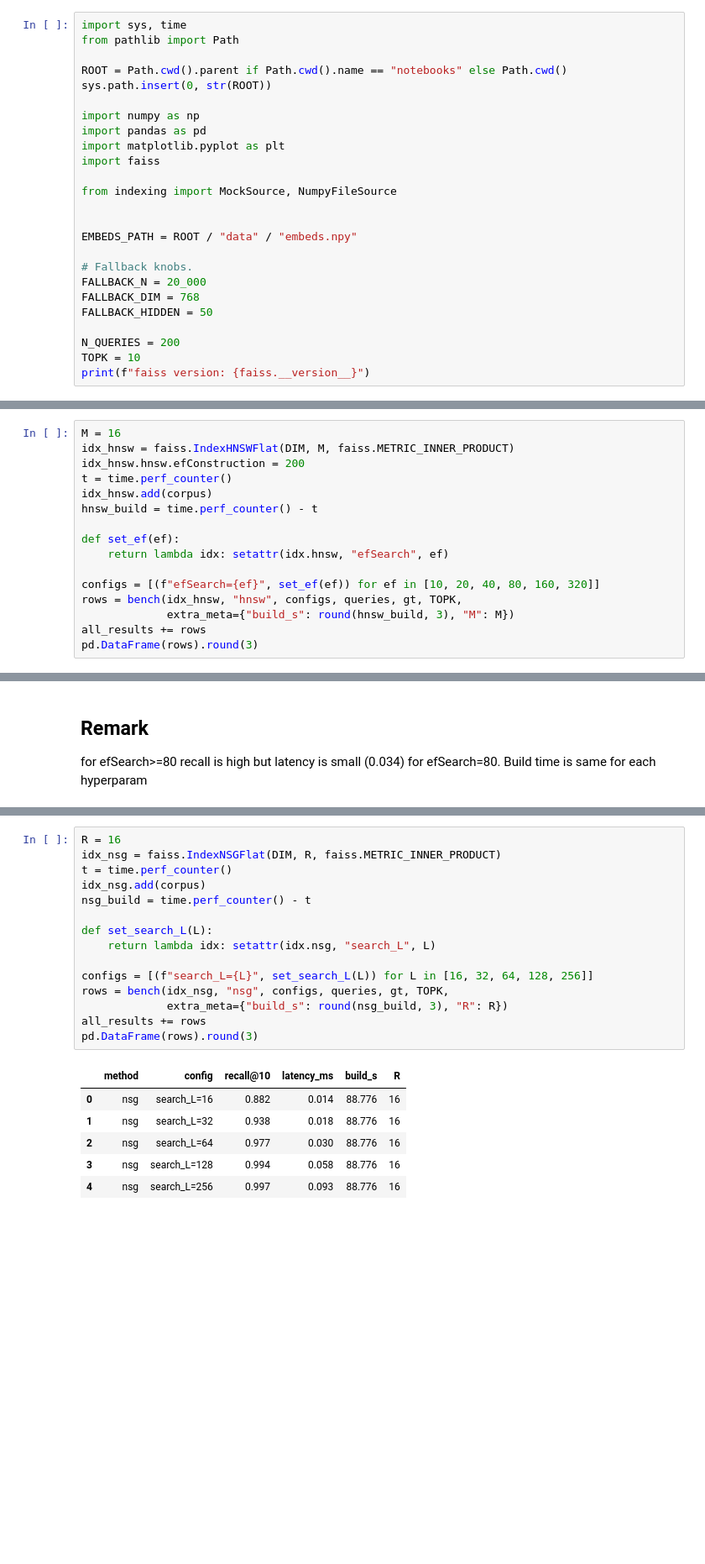
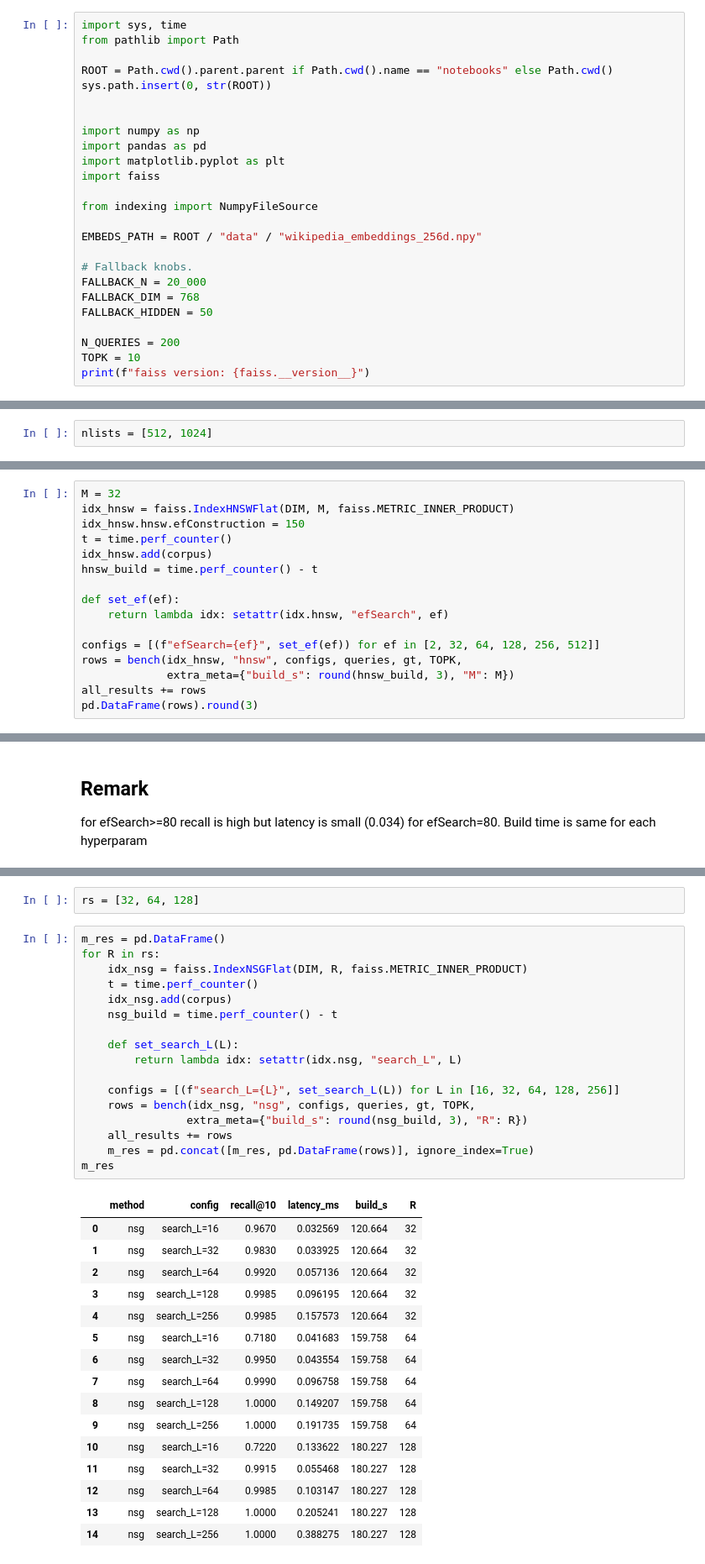
Before and after one commit to Yameteshka/local-wiki-rag, a Jupyter notebook: indexing/notebooks/1_faiss_benchmark.ipynb, the cells around one changed output, grey strips where cells are left out. Shown at 84% size. Drawn from its saved outputs; the diff is of its cells as text; blank space fills up the shorter version.

Commit message:
feat: changed layout of project; minor notebooks' changes

```diff
--- a/indexing/notebooks/1_faiss_benchmark.ipynb
+++ b/indexing/notebooks/1_faiss_benchmark.ipynb
@@ -21,18 +21,18 @@ All vectors are L2-normalized so inner product == cosine similarity.
 import sys, time
 from pathlib import Path
 
-ROOT = Path.cwd().parent if Path.cwd().name == "notebooks" else Path.cwd()
+ROOT = Path.cwd().parent.parent if Path.cwd().name == "notebooks" else Path.cwd()
 sys.path.insert(0, str(ROOT))
+
 
 import numpy as np
 import pandas as pd
 import matplotlib.pyplot as plt
 import faiss
 
-from indexing import MockSource, NumpyFileSource
+from indexing import NumpyFileSource
 
-
-EMBEDS_PATH = ROOT / "data" / "embeds.npy"
+EMBEDS_PATH = ROOT / "data" / "wikipedia_embeddings_256d.npy"
 
 # Fallback knobs.
 FALLBACK_N = 20_000
@@ -133 +135,3 @@ Standard IVF: k-means centroids, inverted lists, `nprobe` at query time.
+# %%
+nlists = [512, 1024]
 # %%
@@ -167,8 +182,8 @@ degree, `efConstruction` is build quality, `efSearch` is the runtime
 knob.
 # %%
-M = 16
+M = 32
 idx_hnsw = faiss.IndexHNSWFlat(DIM, M, faiss.METRIC_INNER_PRODUCT)
-idx_hnsw.hnsw.efConstruction = 200
+idx_hnsw.hnsw.efConstruction = 150
 t = time.perf_counter()
 idx_hnsw.add(corpus)
 hnsw_build = time.perf_counter() - t
@@ -176,7 +191,7 @@ hnsw_build = time.perf_counter() - t
 def set_ef(ef):
     return lambda idx: setattr(idx.hnsw, "efSearch", ef)
 
-configs = [(f"efSearch={ef}", set_ef(ef)) for ef in [10, 20, 40, 80, 160, 320]]
+configs = [(f"efSearch={ef}", set_ef(ef)) for ef in [2, 32, 64, 128, 256, 512]]
 rows = bench(idx_hnsw, "hnsw", configs, queries, gt, TOPK,
              extra_meta={"build_s": round(hnsw_build, 3), "M": M})
 all_results += rows
@@ -199,27 +214,41 @@ Navigating Spreading-out Graph (Fu et al. 2019). Different graph
 construction than HNSW; often competitive on well-clustered data. `R`
 is graph degree, `search_L` is the runtime knob.
+# %%
+rs = [32, 64, 128]
 # %%
-R = 16
-idx_nsg = faiss.IndexNSGFlat(DIM, R, faiss.METRIC_INNER_PRODUCT)
-t = time.perf_counter()
-idx_nsg.add(corpus)
-nsg_build = time.perf_counter() - t
+m_res = pd.DataFrame()
+for R in rs:
+    idx_nsg = faiss.IndexNSGFlat(DIM, R, faiss.METRIC_INNER_PRODUCT)
+    t = time.perf_counter()
+    idx_nsg.add(corpus)
+    nsg_build = time.perf_counter() - t
 
-def set_search_L(L):
-    return lambda idx: setattr(idx.nsg, "search_L", L)
+    def set_search_L(L):
+        return lambda idx: setattr(idx.nsg, "search_L", L)
 
-configs = [(f"search_L={L}", set_search_L(L)) for L in [16, 32, 64, 128, 256]]
-rows = bench(idx_nsg, "nsg", configs, queries, gt, TOPK,
-             extra_meta={"build_s": round(nsg_build, 3), "R": R})
-all_results += rows
-pd.DataFrame(rows).round(3)
+    configs = [(f"search_L={L}", set_search_L(L)) for L in [16, 32, 64, 128, 256]]
+    rows = bench(idx_nsg, "nsg", configs, queries, gt, TOPK,
+                extra_meta={"build_s": round(nsg_build, 3), "R": R})
+    all_results += rows
+    m_res = pd.concat([m_res, pd.DataFrame(rows)], ignore_index=True)
+m_res
 # %% [output]
 |  | method | config | recall@10 | latency_ms | build_s | R |
-| 0 | nsg | search_L=16 | 0.882 | 0.014 | 88.776 | 16 |
-| 1 | nsg | search_L=32 | 0.938 | 0.018 | 88.776 | 16 |
-| 2 | nsg | search_L=64 | 0.977 | 0.030 | 88.776 | 16 |
-| 3 | nsg | search_L=128 | 0.994 | 0.058 | 88.776 | 16 |
-| 4 | nsg | search_L=256 | 0.997 | 0.093 | 88.776 | 16 |
+| 0 | nsg | search_L=16 | 0.9670 | 0.032569 | 120.664 | 32 |
+| 1 | nsg | search_L=32 | 0.9830 | 0.033925 | 120.664 | 32 |
+| 2 | nsg | search_L=64 | 0.9920 | 0.057136 | 120.664 | 32 |
+| 3 | nsg | search_L=128 | 0.9985 | 0.096195 | 120.664 | 32 |
+| 4 | nsg | search_L=256 | 0.9985 | 0.157573 | 120.664 | 32 |
+| 5 | nsg | search_L=16 | 0.7180 | 0.041683 | 159.758 | 64 |
+| 6 | nsg | search_L=32 | 0.9950 | 0.043554 | 159.758 | 64 |
+| 7 | nsg | search_L=64 | 0.9990 | 0.096758 | 159.758 | 64 |
+| 8 | nsg | search_L=128 | 1.0000 | 0.149207 | 159.758 | 64 |
+| 9 | nsg | search_L=256 | 1.0000 | 0.191735 | 159.758 | 64 |
+| 10 | nsg | search_L=16 | 0.7220 | 0.133622 | 180.227 | 128 |
+| 11 | nsg | search_L=32 | 0.9915 | 0.055468 | 180.227 | 128 |
+| 12 | nsg | search_L=64 | 0.9985 | 0.103147 | 180.227 | 128 |
+| 13 | nsg | search_L=128 | 1.0000 | 0.205241 | 180.227 | 128 |
+| 14 | nsg | search_L=256 | 1.0000 | 0.388275 | 180.227 | 128 |
 # %% [markdown]
 ## Remark
 Build time is significantly larger than for HNSW and for best recall (s_L=256) latency is 0.1.
```
Also changed, not shown: parts of 11 cells of this notebook, 7 other files.
